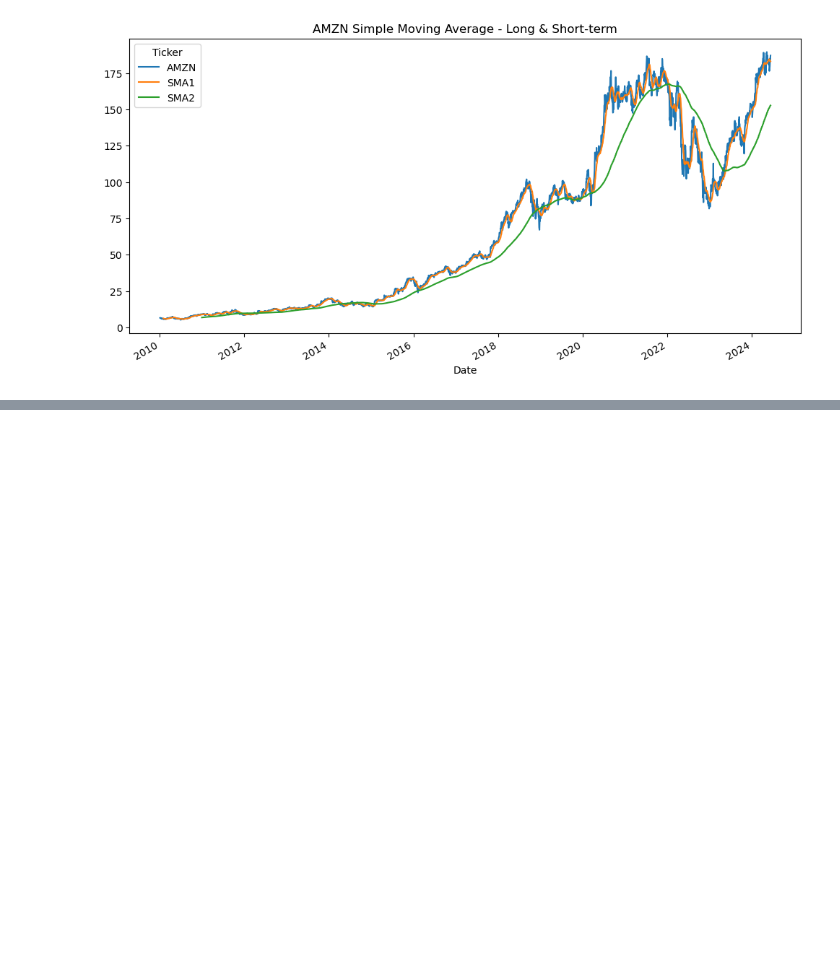
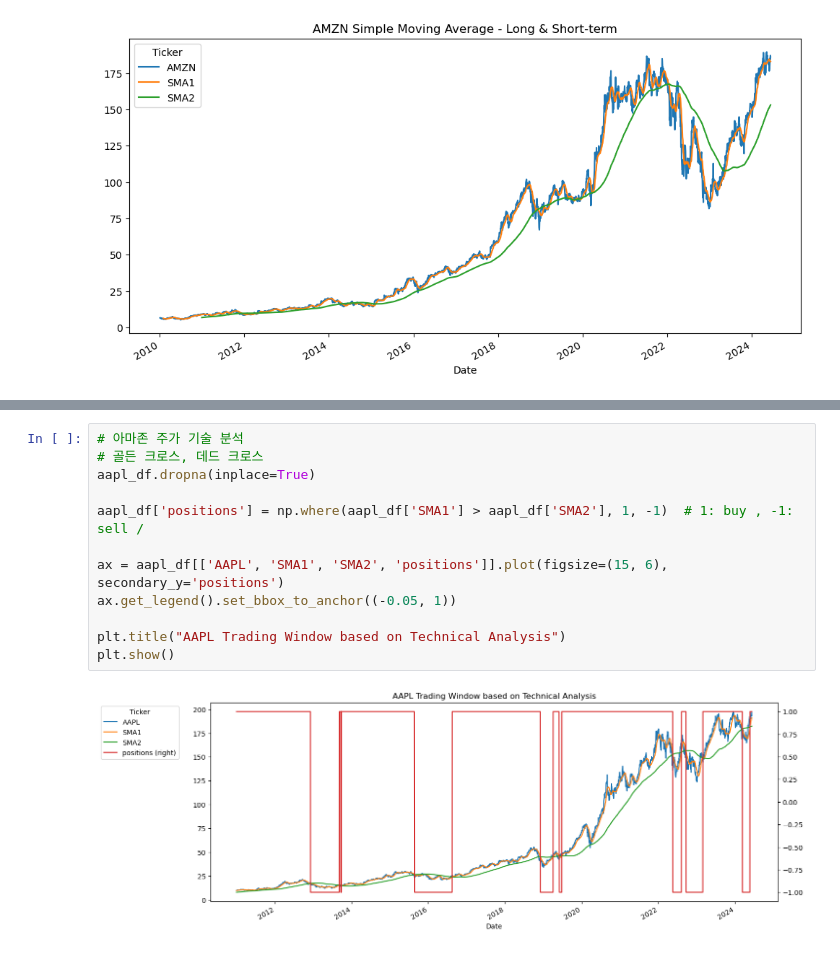
Before and after one commit to Respec-Do/study_Time_series, a Jupyter notebook: d_financial_market.ipynb, the cells around one changed output, grey strips where cells are left out. Drawn from its saved outputs; the diff is of its cells as text; blank space fills up the shorter version.

```diff
--- a/d_financial_market.ipynb
+++ b/d_financial_market.ipynb
@@ -246,0 +336,14 @@ plt.show()
+# %%
+# 아마존 주가 기술 분석
+# 골든 크로스, 데드 크로스
+aapl_df.dropna(inplace=True)
+
+aapl_df['positions'] = np.where(aapl_df['SMA1'] > aapl_df['SMA2'], 1, -1)  # 1: buy , -1: sell /
+
+ax = aapl_df[['AAPL', 'SMA1', 'SMA2', 'positions']].plot(figsize=(15, 6), secondary_y='positions')
+ax.get_legend().set_bbox_to_anchor((-0.05, 1))
+
+plt.title("AAPL Trading Window based on Technical Analysis")
+plt.show()
+# %% [output]
+[figure, added]
```
Also changed, not shown: parts of 15 cells of this notebook, 3 other files.
